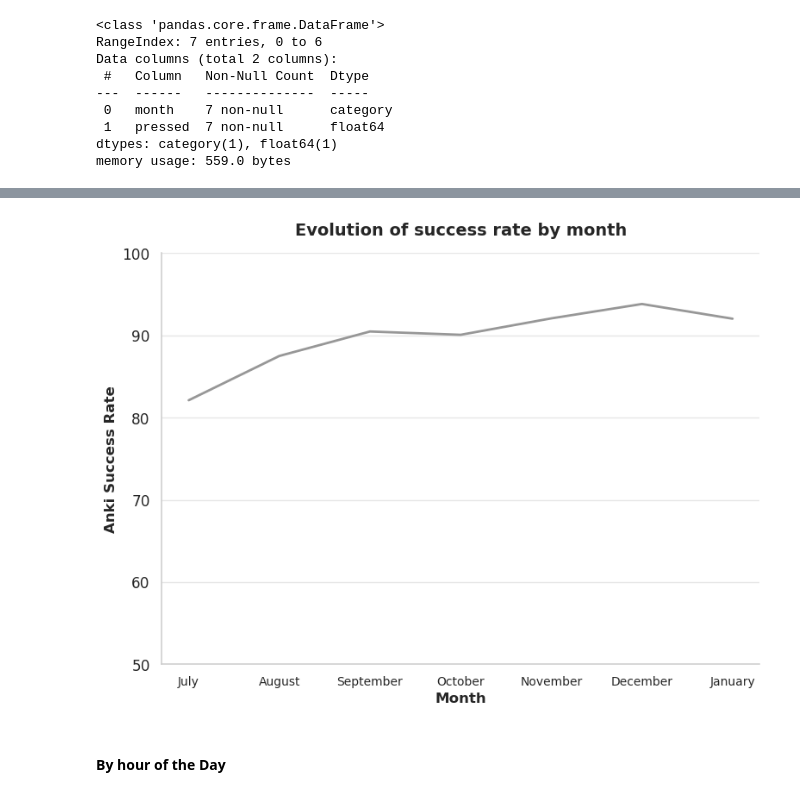
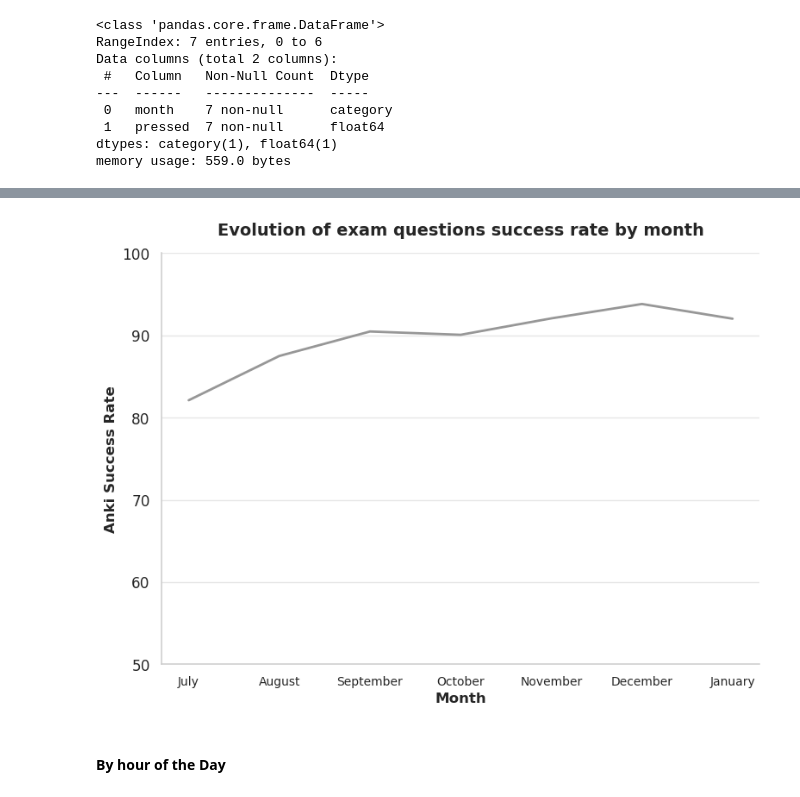
Before and after one commit to Oddman43/BIR_EDA, a Jupyter notebook: notebooks/data_analysis.ipynb, the cells around one changed output, grey strips where cells are left out. Cells and saved outputs as stored; diff of their text form; code cells hidden in the pictures.

Commit message:
changed name of charts

```diff
--- a/notebooks/data_analysis.ipynb
+++ b/notebooks/data_analysis.ipynb
@@ -1028,7 +1028,7 @@ ax = sns.lineplot(
 
 ax.set_xlabel("Month", fontsize=12)
 ax.set_ylabel("Anki Success Rate", fontsize=12)
-ax.set_title("Evolution of success rate by month", fontsize=14, weight="bold", pad= 15)
+ax.set_title("Evolution of exam questions success rate by month", fontsize=14, weight="bold", pad= 15)
 ax.spines["top"].set_visible(False)
 ax.spines["right"].set_visible(False)
 ax.spines["left"].set_color("0.8")
@@ -1046,4 +1046,4 @@ plt.show()
-[figure, old version]
+[figure, new version]
 # %% [markdown]
 #### By hour of the Day
 # %%
```
Also changed, not shown: parts of 10 cells of this notebook, 4 other files.
